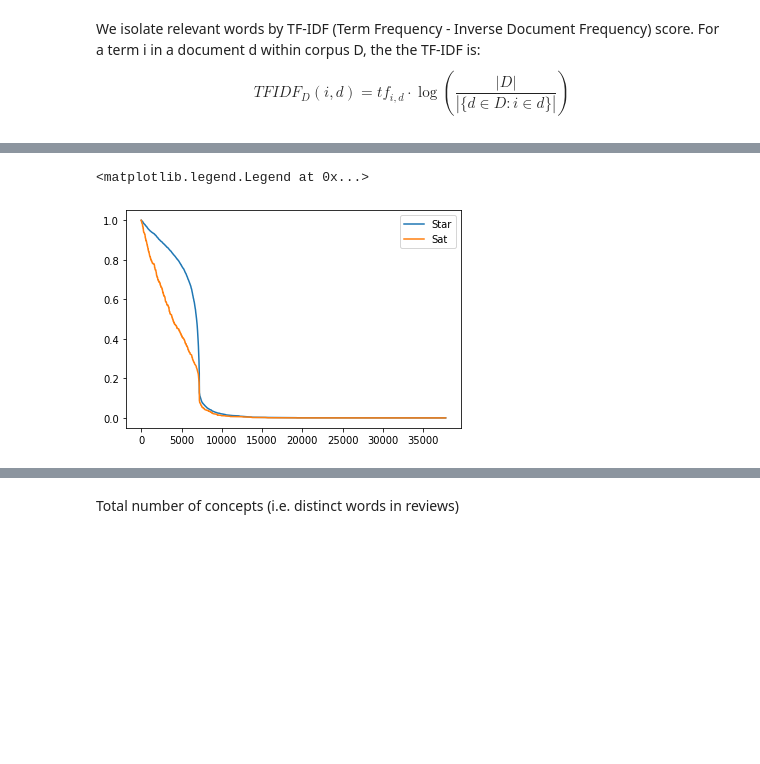
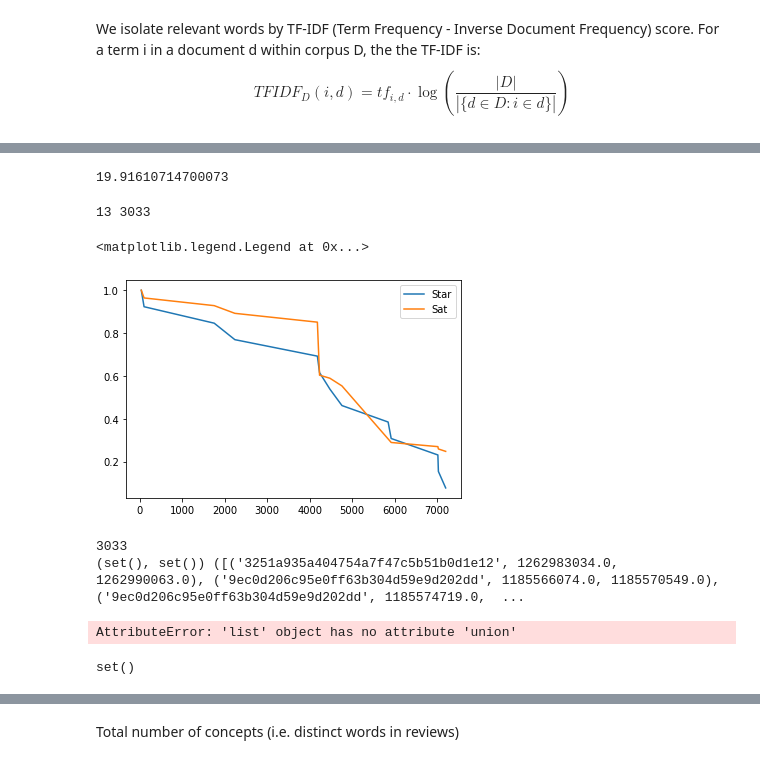
Before and after one commit to TiphaineV/pattern-mining, a Jupyter notebook: GoodReads_Poetry.ipynb, the cells around one changed output, grey strips where cells are left out. Cells and saved outputs as stored; diff of their text form; code cells hidden in the pictures; blank space fills up the shorter version.

Commit message:
Debugging of bipattern mining on real-world data [WIP]

```diff
--- a/GoodReads_Poetry.ipynb
+++ b/GoodReads_Poetry.ipynb
@@ -58,0 +61,9 @@ corpus = [a,b]
+# %%
+books_file = open("data/goodreads/goodreads_books_poetry.json")
+books = {}
+has_reviews = 0
+
+for (i, line) in enumerate(books_file):
+    data = json.loads(line)
+    books[data["book_id"]] = data["description"].split(" ")[0:5]
+books["16037549"]
@@ -59,8 +74,10 @@ corpus = [a,b]
 # %%
 reviews_file = open("data/goodreads/goodreads_reviews_poetry.json")
 reviews = []
-users = set()
-books = set()
+users_ids = set()
+books_ids = set()
+labels_users = []
+labels_books = []
 ratings = {} # sparse matrix ?
 links = []
 
@@ -71,8 +88,8 @@ for (i,line) in enumerate(reviews_file):
     date_added = datetime.strptime(data["date_added"], "%a %b %d %H:%M:%S %z %Y")
     date_added = date_added.timestamp()
 
-    users.add(data["user_id"])
-    books.add(data["book_id"])
+    users_ids.add(data["user_id"])
+    books_ids.add(data["book_id"])
     reviews.append(data["review_text"])
 
     u = data["user_id"]
@@ -80,5 +97,12 @@ for (i,line) in enumerate(reviews_file):
 
     b = date_added - DELTA
     e = date_added + DELTA
-    link = {"b": b, "e": e, "u": u, "v": v, "label_u": "abc", "label_v": "bcd"}
+
+    # Pick first 5 words of review and description for each node -- FOR TESTS ONLY --
+    label_u = set(data["review_text"].split(" ")[0:5])
+    label_v = set(books[v])
+    labels_users.extend(label_u)
+    labels_books.extend(label_v)
+
+    link = {"b": b, "e": e, "u": u, "v": v, "label_u": label_u, "label_v": label_v }
     links.append(link)
@@ -85,3 +120,3 @@ for (i,line) in enumerate(reviews_file):
 # %%
-s = Stream(lang_left=set("abc"), lang_right=set("bcd"))
+s = Stream(lang_left=labels_users, lang_right=labels_books)
 s.add_links(links)
@@ -90,11 +123,33 @@ res_int = s.interior(s.V, s.V)
+# %%
+import time
+start = time.perf_counter()
+res_int = s.interior(s.V, s.V, threshold=30)
+end = time.perf_counter()
+print(end - start)
+# %% [output]
+19.91610714700073
 # %%
-len(res_int[0]), len(res_int[1])
+print(len(res_int[0]), len(res_int[1]))
 c = Utils.ccdf([ i[2]-i[1] for i in res_int[0] ])
 c_2 = Utils.ccdf([ i[2]-i[1] for i in res_int[1] ])
 
 plt.plot(c[0], c[1], label="Star")
 plt.plot(c_2[0], c_2[1], label="Sat")
 plt.legend()
 # %% [output]
-<matplotlib.legend.Legend at 0x...>
+13 3033
+<matplotlib.legend.Legend at 0x...>
-[figure, old version]
+[figure, new version]
+# %%
+start = time.perf_counter()
+r = s.bipatterns(s.V, s.V)
+end = time.perf_counter()
+print(end - start)
+# %% [output]
+3033
+(set(), set()) ([('3251a935a404754a7f47c5b51b0d1e12', 1262983034.0, 1262990063.0), ('9ec0d206c95e0ff63b304d59e9d202dd', 1185566074.0, 1185570549.0), ('9ec0d206c95e0ff63b304d59e9d202dd', 1185574719.0,  ...
+AttributeError: 'list' object has no attribute 'union'
+# %%
+print(s.label(("fe488adb521619bebb35028a61c5cdde", 2, 4)))
+# %% [output]
+set()
```
Also changed, not shown: parts of 8 cells of this notebook, 1 other file.
